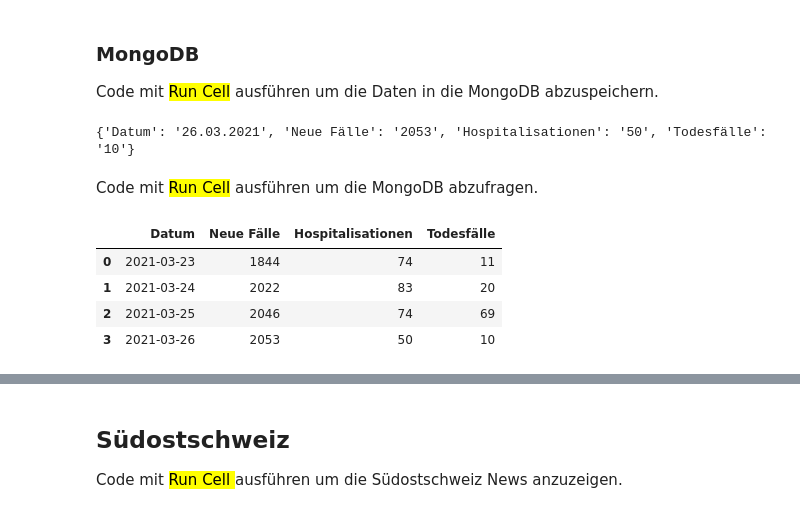
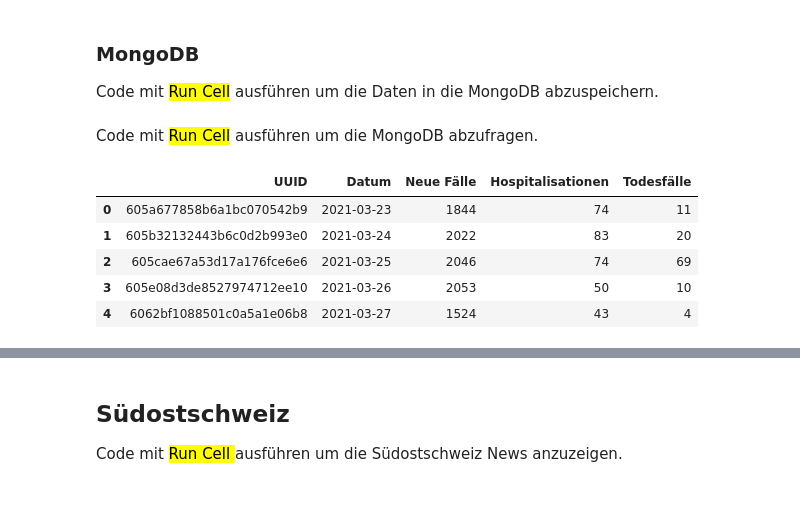
Before and after one commit to tinuwalther/Jupyter-Notebooks, a Jupyter notebook: python/News-Reader.ipynb, the cells around one changed output, grey strips where cells are left out. Cells and saved outputs as stored; diff of their text form; code cells hidden in the pictures.

```diff
--- a/python/News-Reader.ipynb
+++ b/python/News-Reader.ipynb
@@ -236,20 +218,30 @@ connectionstring = "mongodb+srv://"+credentials+"@cluster0.epl3x.mongodb.net/?re
 list_html = get_htmldata(news, '### Laborbestätigte Fälle', '### Laborbestätigte Hospitalisationen')
 for line in list_html:
     if(line is not None):
-        Datum = (re.findall('\w+\:\s\d{2}\.\d{2}\.\d{4}',line)[0]).replace('Stand: ','')
-        Fälle = (re.findall('[A-Z][a-z]+\|\s\d{2,}',line)[0]).replace('Vortag| ','')
+        if re.search('Freitag',line):
+            Datum = (re.findall('\w+\:\s\d{2}\.\d{2}\.\d{4}',line)[0]).replace('Stand: ','')
+            Fälle = int((re.findall('[A-Z][a-z]+\|\s\d{2,}',line)[0]).replace('Vortag| ','').replace('Freitag| ',''))/3
+        else:
+            Datum = (re.findall('\w+\:\s\d{2}\.\d{2}\.\d{4}',line)[0]).replace('Stand: ','')
+            Fälle = (re.findall('[A-Z][a-z]+\|\s\d{2,}',line)[0]).replace('Vortag| ','')
         break
 
 list_html = get_htmldata(news, '### Laborbestätigte Hospitalisationen', '### Laborbestätigte Todesfälle')
 for line in list_html:
     if(line is not None):
-        Hospitalisationen = (re.findall('[A-Z][a-z]+\|\s\d{2,}',line)[0]).replace('Vortag| ','')
+        if re.search('Freitag',line):
+            Hospitalisationen = int((re.findall('[A-Z][a-z]+\|\s\d{2,}',line)[0]).replace('Vortag| ','').replace('Freitag| ',''))/3
+        else:
+            Hospitalisationen = (re.findall('[A-Z][a-z]+\|\s\d{2,}',line)[0]).replace('Vortag| ','')
         break
 
 list_html = get_htmldata(news, '### Laborbestätigte Todesfälle','### Tests und Anteil positive Tests')
 for line in list_html:
     if(line is not None):
-        Todesfälle = (re.findall('[A-Z][a-z]+\|\s\d{2,}',line)[0]).replace('Vortag| ','')
+        if re.search('Freitag',line):
+            Todesfälle = int((re.findall('[A-Z][a-z]+\|\s\d{2,}',line)[0]).replace('Vortag| ','').replace('Freitag| ',''))/3
+        else:
+            Todesfälle = (re.findall('[A-Z][a-z]+\|\s\d{2,}',line)[0]).replace('Vortag| ','')
         break
 
 mongodb_doc = {
@@ -261,8 +253,6 @@ mongodb_doc = {
 
 print(mongodb_doc)
 add_document(connectionstring, 'JupyterNB', 'Covid19', mongodb_doc)
-# %% [output]
-{'Datum': '26.03.2021', 'Neue Fälle': '2053', 'Hospitalisationen': '50', 'Todesfälle': '10'}
 # %% [markdown]
 Code mit <mark>Run Cell</mark> ausführen um die MongoDB abzufragen.
 # %%
@@ -270,40 +260,40 @@ def get_collection(connectionstring, database, collection):
 
     '''Connect to MongoDB and return data'''
     import pymongo, dns
     mongo_client = pymongo.MongoClient(connectionstring)
     mongo_db     = mongo_client[database]
     mongo_col    = mongo_db[collection]
     mongo_client.close()
     return mongo_col.find()
 
 
 import pandas as pd
 import matplotlib
 import datetime
 
 result = []
 credentials = input('user:password')
 connectionstring = "mongodb+srv://"+credentials+"@cluster0.epl3x.mongodb.net/?retryWrites=true&w=majority"
 for doc in get_collection(connectionstring, 'JupyterNB', 'Covid19'):
-    #print(doc['Datum'],doc['Case'],doc['Difference']
     thisdict = {
-            #'Datum'             : doc['Datum'],
+            'UUID'              : doc['_id'],
             'Datum'             : datetime.datetime.strptime(doc['Datum'], '%d.%m.%Y'),
             'Neue Fälle'        : int(doc['Neue Fälle']),
             'Hospitalisationen' : int(doc['Hospitalisationen']),
             'Todesfälle'        : int(doc['Todesfälle']),
     }
     result.append(thisdict)
 
 # create a data frame set
 df = pd.DataFrame(result)
 df.head()
 # %% [output]
-|  | Datum | Neue Fälle | Hospitalisationen | Todesfälle |
-| 0 | 2021-03-23 | 1844 | 74 | 11 |
-| 1 | 2021-03-24 | 2022 | 83 | 20 |
-| 2 | 2021-03-25 | 2046 | 74 | 69 |
-| 3 | 2021-03-26 | 2053 | 50 | 10 |
+|  | UUID | Datum | Neue Fälle | Hospitalisationen | Todesfälle |
+| 0 | 605a677858b6a1bc070542b9 | 2021-03-23 | 1844 | 74 | 11 |
+| 1 | 605b32132443b6c0d2b993e0 | 2021-03-24 | 2022 | 83 | 20 |
+| 2 | 605cae67a53d17a176fce6e6 | 2021-03-25 | 2046 | 74 | 69 |
+| 3 | 605e08d3de8527974712ee10 | 2021-03-26 | 2053 | 50 | 10 |
+| 4 | 6062bf1088501c0a5a1e06b8 | 2021-03-27 | 1524 | 43 | 4 |
 # %%
 # Out charts
 df = pd.DataFrame(result)
```
Also changed, not shown: parts of 2 cells of this notebook.
